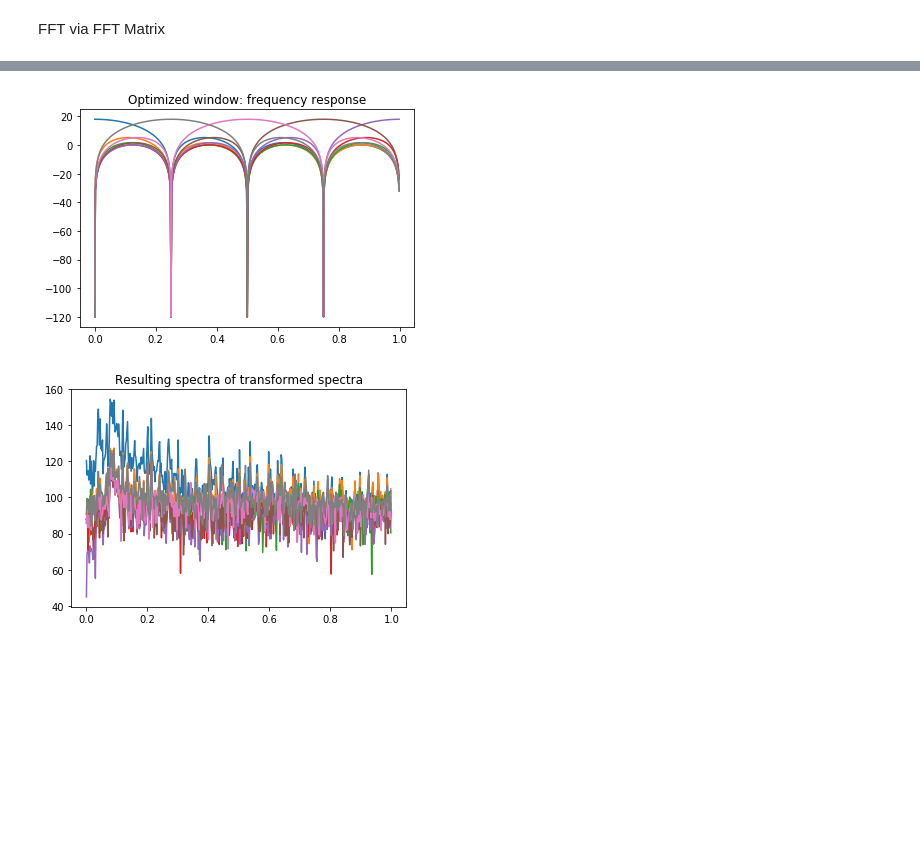
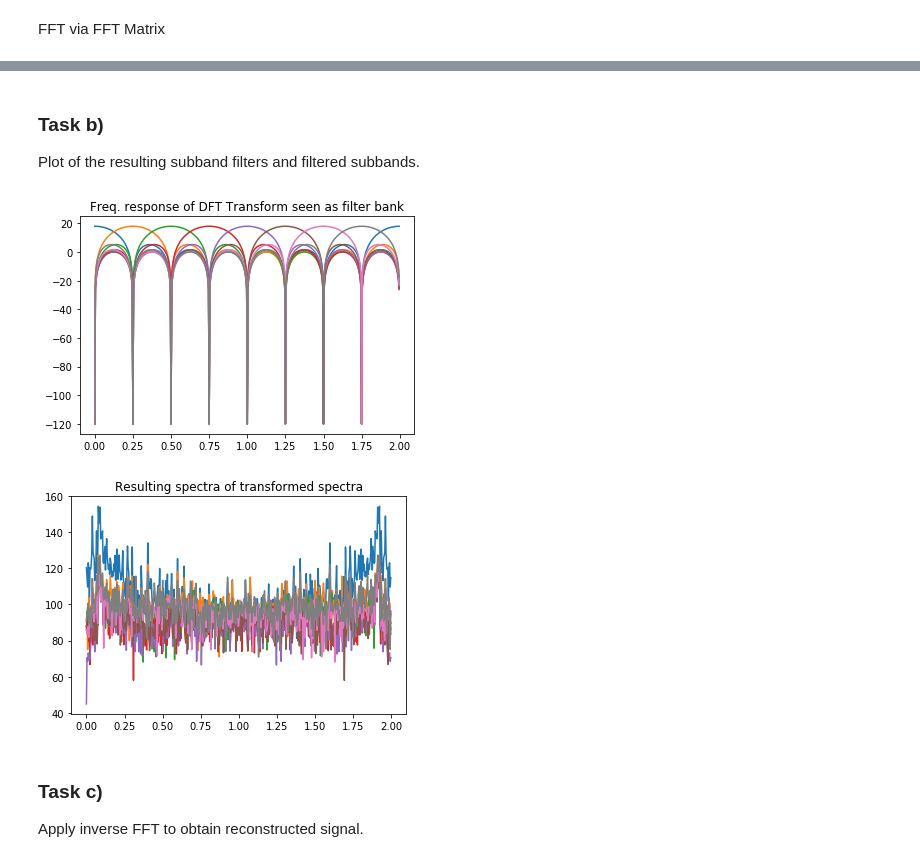
Before and after one commit to jole6826/MRSP, a Jupyter notebook: MRSP_sem4.ipynb, the cells around one changed output, grey strips where cells are left out. Saved outputs shown, nothing was run; the diff lists cells and outputs as text; code cells hidden in the pictures; blank space fills up the shorter version.

```diff
--- a/MRSP_sem4.ipynb
+++ b/MRSP_sem4.ipynb
@@ -47,16 +86,23 @@ transformed = np.dot(stackedBlocks, fftMat)
+# %% [markdown]
+### Task b)
+
+Plot of the resulting subband filters and filtered subbands.
 # %%
 for bandIx in range(blocksize):
-    w,h = sig.freqz(fftMat[:,bandIx])
+    w,h = sig.freqz(np.flipud(fftMat[:,bandIx]),whole=True)
     plt.plot(w/np.pi, 20*np.log10(abs(h)+1e-6))
 plt.title('Freq. response of DFT Transform seen as filter bank')
 plt.show()
 # %% [output]
-[figure, old version]
+[figure, new version]
 # %%
 for bandIx in range(blocksize):
-    w,h = sig.freqz(transformed[:,bandIx])
+    w,h = sig.freqz(transformed[:,bandIx],whole=True)
     plt.plot(w/np.pi, 20*np.log10(abs(h)+1e-6))
 plt.title('Resulting spectra of transformed spectra')
 plt.show()
 # %% [output]
-[figure, old version]
+[figure, new version]
+# %% [markdown]
+### Task c)
+Apply inverse FFT to obtain reconstructed signal.
```
Also changed, not shown: parts of 10 cells of this notebook.
